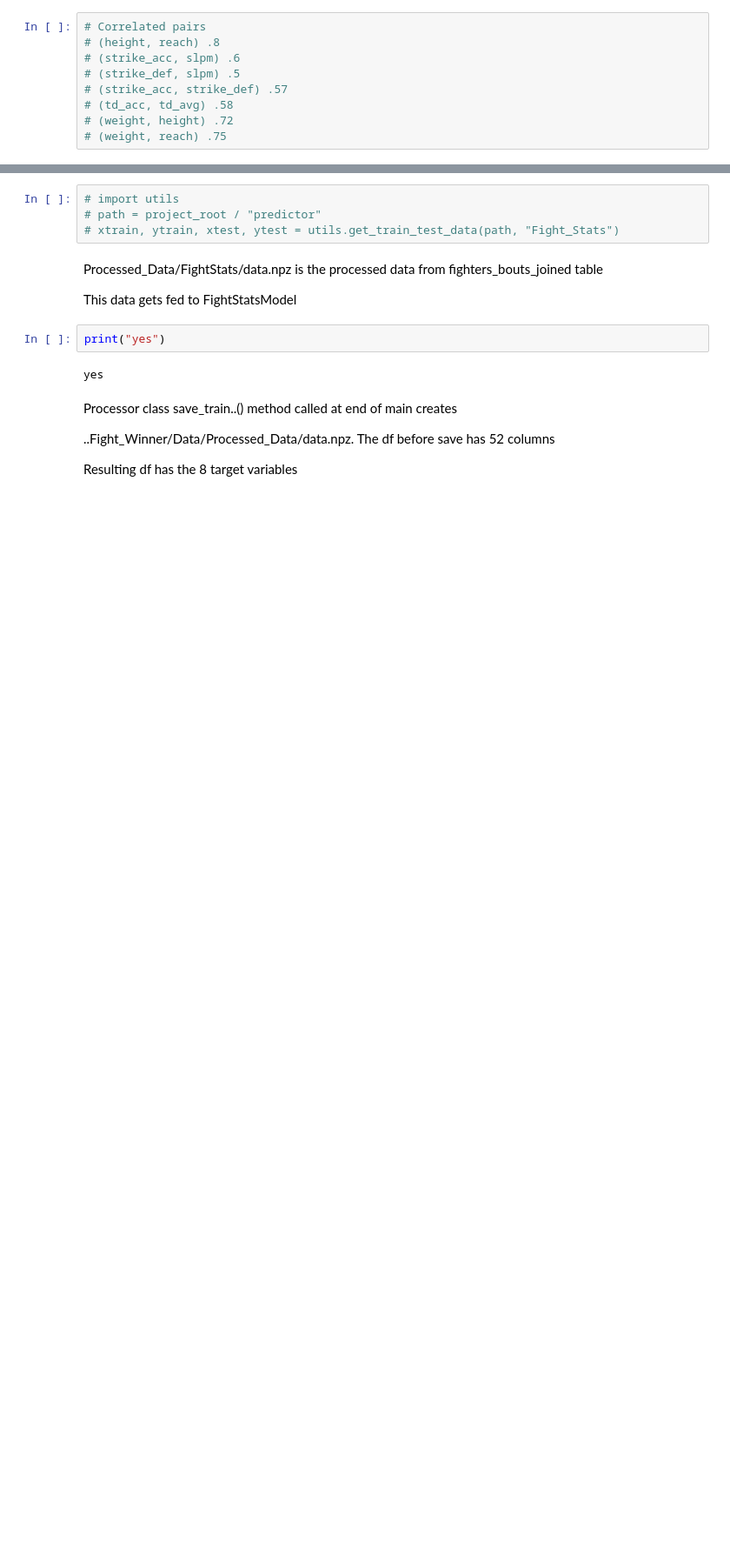
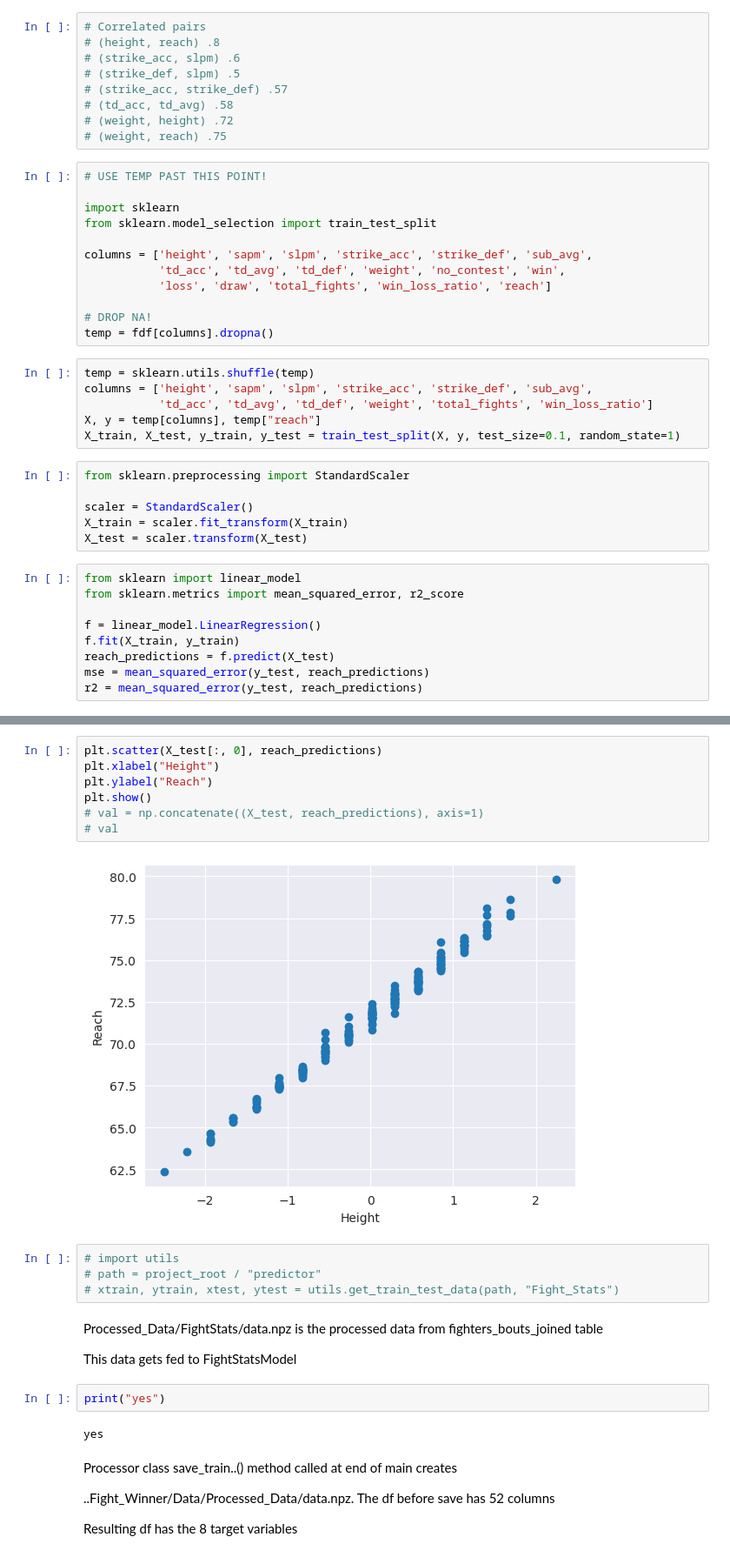
Before and after one commit to shere-khan/fight_predictor, a Jupyter notebook: predictor/Notebooks/Untitled.ipynb, the cells around one changed output, grey strips where cells are left out. Shown at 87% size. Drawn from its saved outputs; the diff is of its cells as text; blank space fills up the shorter version.

```diff
--- a/predictor/Notebooks/Untitled.ipynb
+++ b/predictor/Notebooks/Untitled.ipynb
@@ -205,3 +347,36 @@ Deprecated in NumPy 1.20; for more details and guidance: https://numpy.org/devdo
 # (td_acc, td_avg) .58
 # (weight, height) .72
 # (weight, reach) .75
+# %%
+# USE TEMP PAST THIS POINT!
+
+import sklearn
+from sklearn.model_selection import train_test_split
+
+columns = ['height', 'sapm', 'slpm', 'strike_acc', 'strike_def', 'sub_avg',
+           'td_acc', 'td_avg', 'td_def', 'weight', 'no_contest', 'win',
+           'loss', 'draw', 'total_fights', 'win_loss_ratio', 'reach']
+
+# DROP NA!
+temp = fdf[columns].dropna()
+# %%
+temp = sklearn.utils.shuffle(temp)
+columns = ['height', 'sapm', 'slpm', 'strike_acc', 'strike_def', 'sub_avg',
+           'td_acc', 'td_avg', 'td_def', 'weight', 'total_fights', 'win_loss_ratio']
+X, y = temp[columns], temp["reach"]
+X_train, X_test, y_train, y_test = train_test_split(X, y, test_size=0.1, random_state=1)
+# %%
+from sklearn.preprocessing import StandardScaler
+
+scaler = StandardScaler()
+X_train = scaler.fit_transform(X_train)
+X_test = scaler.transform(X_test)
+# %%
+from sklearn import linear_model
+from sklearn.metrics import mean_squared_error, r2_score
+
+f = linear_model.LinearRegression()
+f.fit(X_train, y_train)
+reach_predictions = f.predict(X_test)
+mse = mean_squared_error(y_test, reach_predictions)
+r2 = mean_squared_error(y_test, reach_predictions)
@@ -208,3 +393,12 @@ Deprecated in NumPy 1.20; for more details and guidance: https://numpy.org/devdo
+# %%
+plt.scatter(X_test[:, 0], reach_predictions)
+plt.xlabel("Height")
+plt.ylabel("Reach")
+plt.show()
+# val = np.concatenate((X_test, reach_predictions), axis=1)
+# val
+# %% [output]
+[figure, added]
 # %%
 # import utils
 # path = project_root / "predictor"
```
Also changed, not shown: parts of 17 cells of this notebook, 4 other files.
